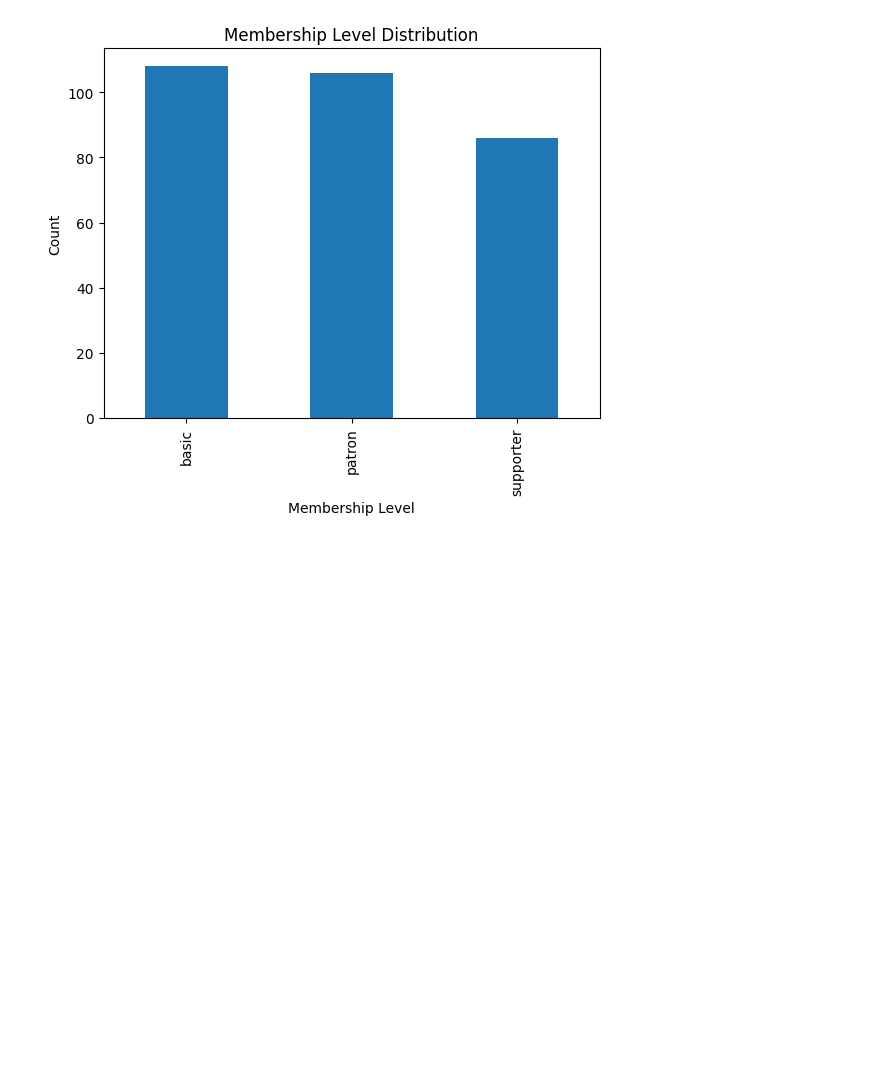
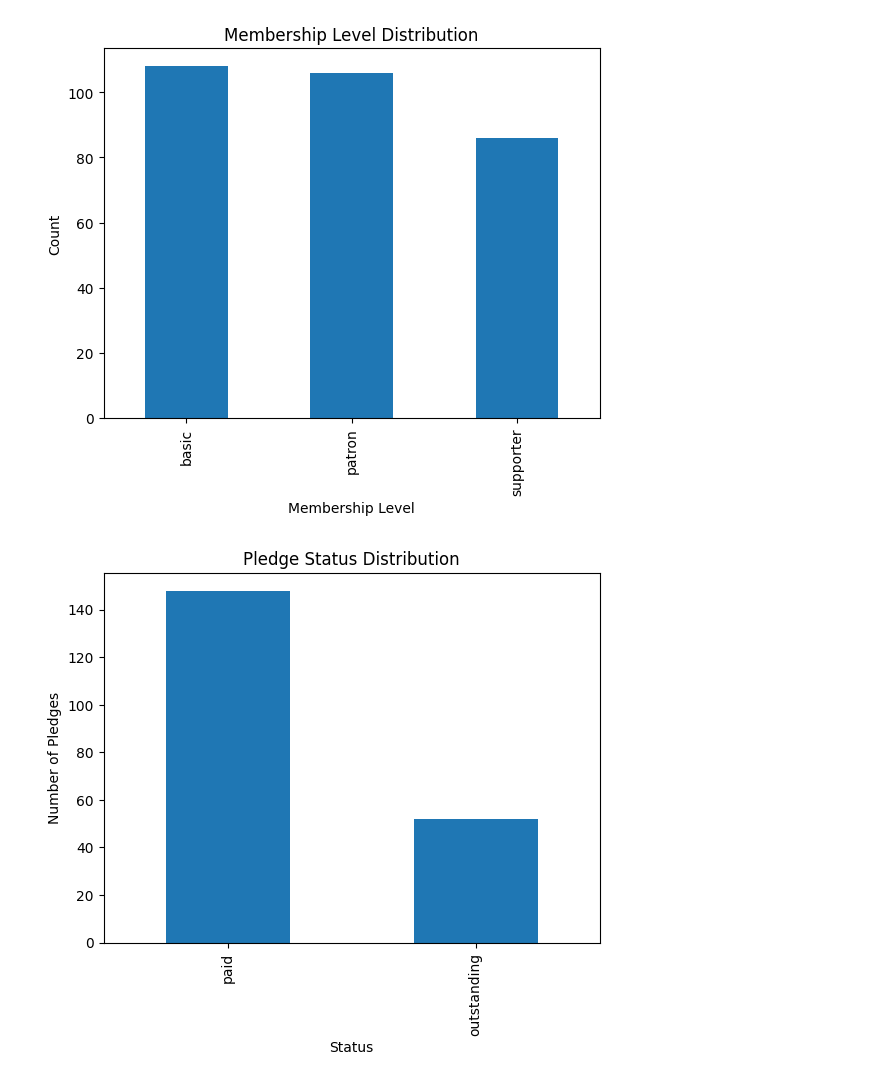
Before and after one commit to amandapacchacommunity/Project4, a Jupyter notebook: notebooks/01_data_validation_and_preparation.ipynb, the cells around one changed output. Saved outputs shown, nothing was run; the diff lists cells and outputs as text; code cells hidden in the pictures; blank space fills up the shorter version.

```diff
--- a/notebooks/01_data_validation_and_preparation.ipynb
+++ b/notebooks/01_data_validation_and_preparation.ipynb
@@ -84,3 +84,15 @@ plt.ylabel("Count")
 plt.show()
 # %% [output]
 [figure]
+# %%
+# Pledge status distribution
+
+pledges["status"].value_counts().plot(kind="bar")
+
+plt.title("Pledge Status Distribution")
+plt.xlabel("Status")
+plt.ylabel("Number of Pledges")
+
+plt.show()
+# %% [output]
+[figure, added]
```
